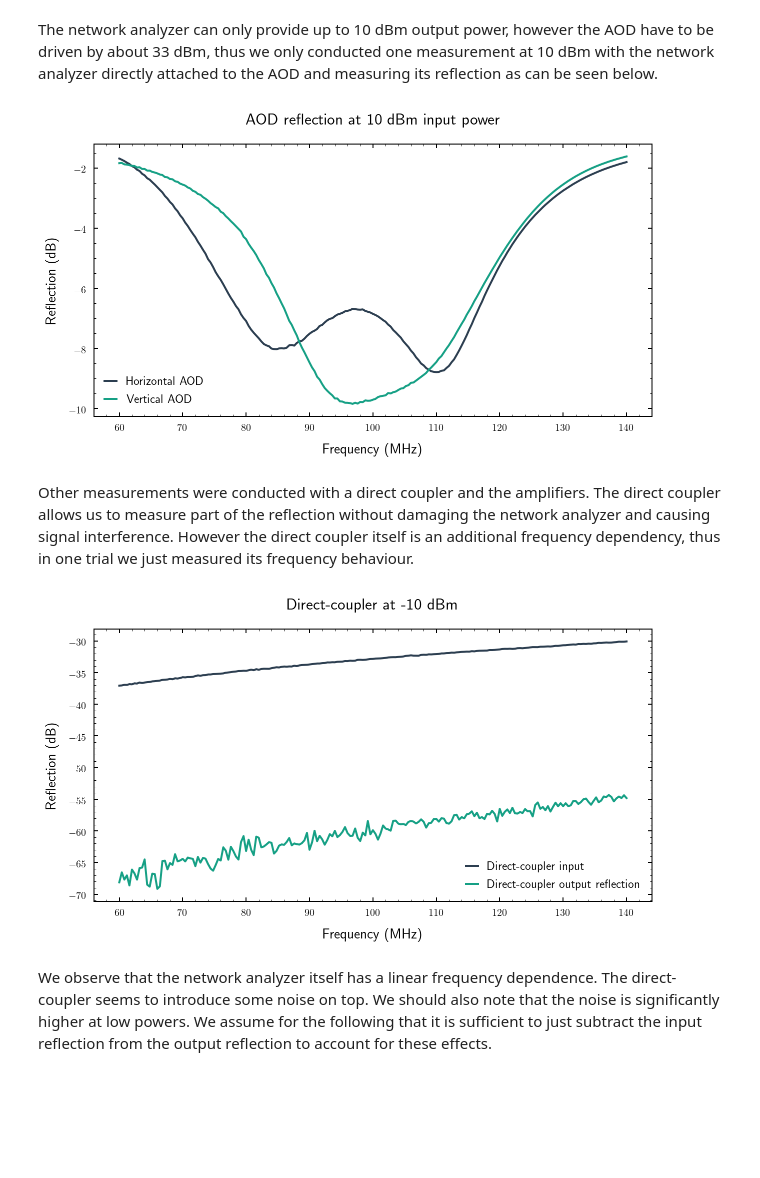
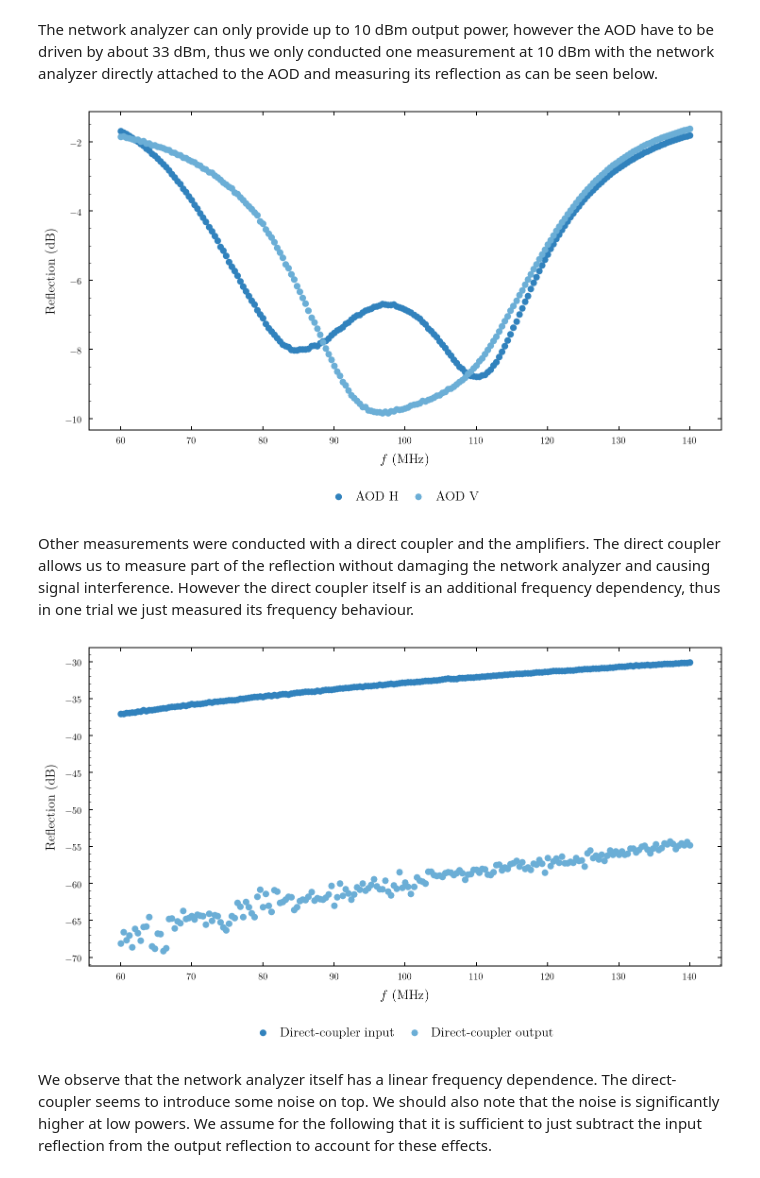
Before and after one commit to bodokaiser/bachelor-thesis, a Jupyter notebook: notebook/evaluation/signal-reflection.ipynb, the cells around one changed output. Saved outputs shown, nothing was run; the diff lists cells and outputs as text; code cells hidden in the pictures; blank space fills up the shorter version.

```diff
--- a/notebook/evaluation/signal-reflection.ipynb
+++ b/notebook/evaluation/signal-reflection.ipynb
@@ -6,6 +6,8 @@ In this notebook we evaluate the power reflection spectrum of the acousto-optic
 import os
 import numpy as np
 import pandas as pd
+
+cmap = plt.get_cmap('tab20c')
 
 from matplotlib import pyplot as plt
 
@@ -27,45 +29,43 @@ for filename in os.listdir(datadir):
 # %% [markdown]
 The network analyzer can only provide up to 10 dBm output power, however the AOD have to be driven by about 33 dBm, thus we only conducted one measurement at 10 dBm with the network analyzer directly attached to the AOD and measuring its reflection as can be seen below.
 # %%
-fig = plt.figure(figsize=(10, 5))
+plt.figure(figsize=(12, 6))
 
 h = runs['10dBm-horizontal']
 v = runs['10dBm-vertical']
 
-plt.plot(h.frequency / 1e6, h.reflection, label='Horizontal AOD', color='#2c3e50')
-plt.plot(v.frequency / 1e6, v.reflection, label='Vertical AOD', color='#16a085')
+plt.scatter(h.frequency / 1e6, h.reflection, label='AOD H', color=cmap.colors[0])
+plt.scatter(v.frequency / 1e6, v.reflection, label='AOD V', color=cmap.colors[1])
 
-plt.title('AOD reflection at 10 dBm input power')
-plt.xlabel('Frequency (MHz)')
-plt.ylabel('Reflection (dB)')
-plt.legend()
+plt.xlabel('$f$ (\si{\mega\hertz})')
+plt.ylabel('Reflection (\si{\decibel})')
+plt.legend(loc='upper center', bbox_to_anchor=(0.5, -0.15), ncol=2)
 
-fig.savefig(os.path.join(figuredir, 'direct.pdf'))
-
+plt.subplots_adjust(top=.98, bottom=.20)
+plt.savefig(os.path.join(figuredir, 'direct.pdf'))
+plt.savefig(os.path.join(figuredir, 'direct.pgf'))
 plt.show()
 # %% [output]
-[figure, old version]
+[figure, new version]
 # %% [markdown]
 Other measurements were conducted with a direct coupler and the amplifiers. The direct coupler allows us to measure part of the reflection without damaging the network analyzer and causing signal interference. However the direct coupler itself is an additional frequency dependency, thus in one trial we just measured its frequency behaviour.
 # %%
 x = runs['-10dBm-in']
 y = runs['-10dBm-out']
 
-fig = plt.figure(figsize=(10, 5))
+plt.figure(figsize=(12, 6))
+plt.scatter(x.frequency / 1e6, x.reflection, label='Direct-coupler input', color=cmap.colors[0])
+plt.scatter(y.frequency / 1e6, y.reflection, label='Direct-coupler output', color=cmap.colors[1])
+plt.xlabel('$f$ (\si{\mega\hertz})')
+plt.ylabel('Reflection (\si{\decibel})')
+plt.legend(loc='upper center', bbox_to_anchor=(0.5, -0.15), ncol=2)
 
-plt.plot(x.frequency / 1e6, x.reflection, label='Direct-coupler input', color='#2c3e50')
-plt.plot(y.frequency / 1e6, y.reflection, label='Direct-coupler output reflection', color='#16a085')
-
-plt.title('Direct-coupler at -10 dBm')
-plt.xlabel('Frequency (MHz)')
-plt.ylabel('Reflection (dB)')
-plt.legend()
-
-fig.savefig(os.path.join(figuredir, 'coupler.pdf'))
-
+plt.subplots_adjust(top=.98, bottom=.20)
+plt.savefig(os.path.join(figuredir, 'coupler.pdf'))
+plt.savefig(os.path.join(figuredir, 'coupler.pgf'))
 plt.show()
 # %% [output]
-[figure, old version]
+[figure, new version]
 # %% [markdown]
 We observe that the network analyzer itself has a linear frequency dependence. The direct-coupler seems to introduce some noise on top. We should also note that the noise is significantly higher at low powers. We assume for the following that it is sufficient to just subtract the input reflection from the output reflection to account for these effects.
 # %%
```
Also changed, not shown: parts of 2 cells of this notebook, 40 other files.
